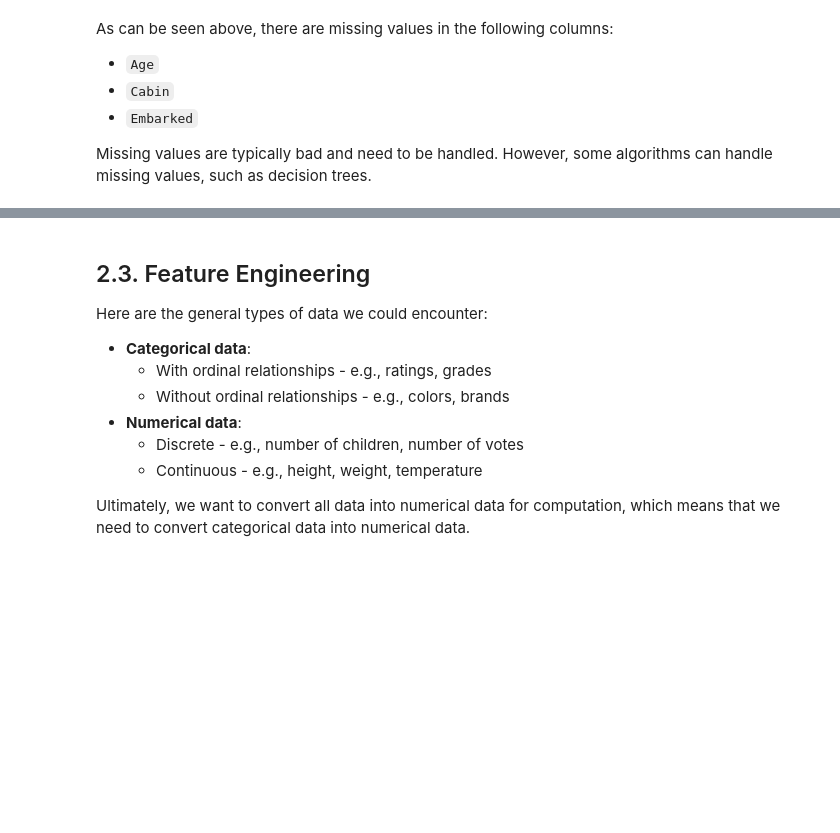
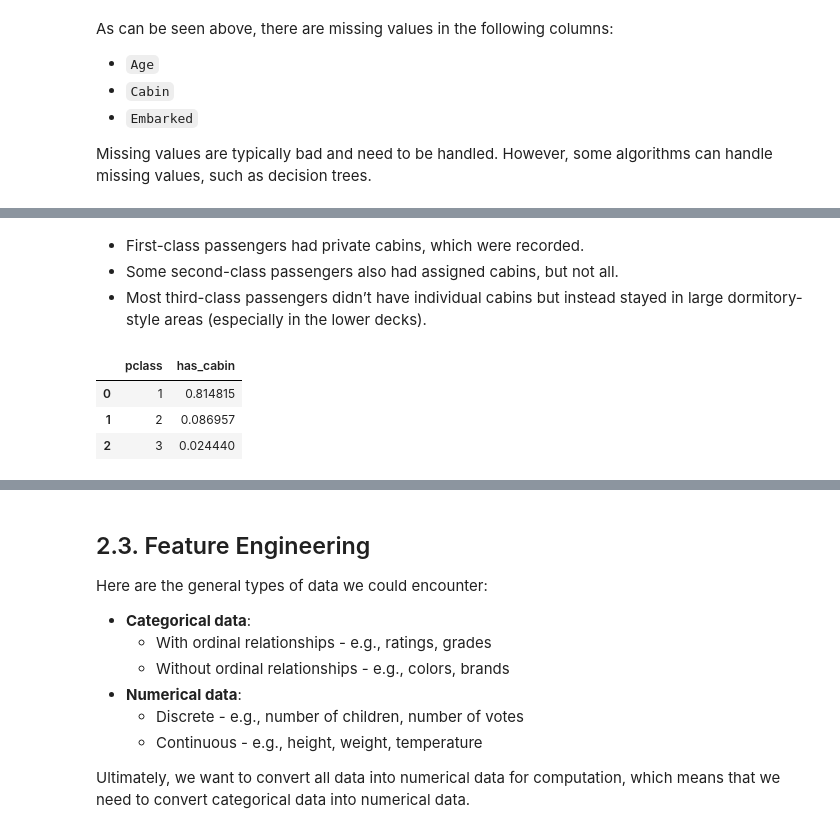
Before and after one commit to xiangshiyin/machine-learning-for-actuarial-science, a Jupyter notebook: 2025-spring/week05/notebook/demo.ipynb, the cells around one changed output, grey strips where cells are left out. Saved outputs shown, nothing was run; the diff lists cells and outputs as text; code cells hidden in the pictures; blank space fills up the shorter version.

```diff
--- a/2025-spring/week05/notebook/demo.ipynb
+++ b/2025-spring/week05/notebook/demo.ipynb
@@ -380,0 +445,12 @@ Missing values are typically bad and need to be handled. However, some algorithm
+# %% [markdown]
+- First-class passengers had private cabins, which were recorded.
+- Some second-class passengers also had assigned cabins, but not all.
+- Most third-class passengers didn’t have individual cabins but instead stayed in large dormitory-style areas (especially in the lower decks).
+# %%
+train['has_cabin'] = train['cabin'].notna().astype(int)
+train.groupby('pclass')['has_cabin'].mean().reset_index()
+# %% [output]
+|  | pclass | has_cabin |
+| 0 | 1 | 0.814815 |
+| 1 | 2 | 0.086957 |
+| 2 | 3 | 0.024440 |
```
Also changed, not shown: parts of 7 cells of this notebook, 1 other file.
